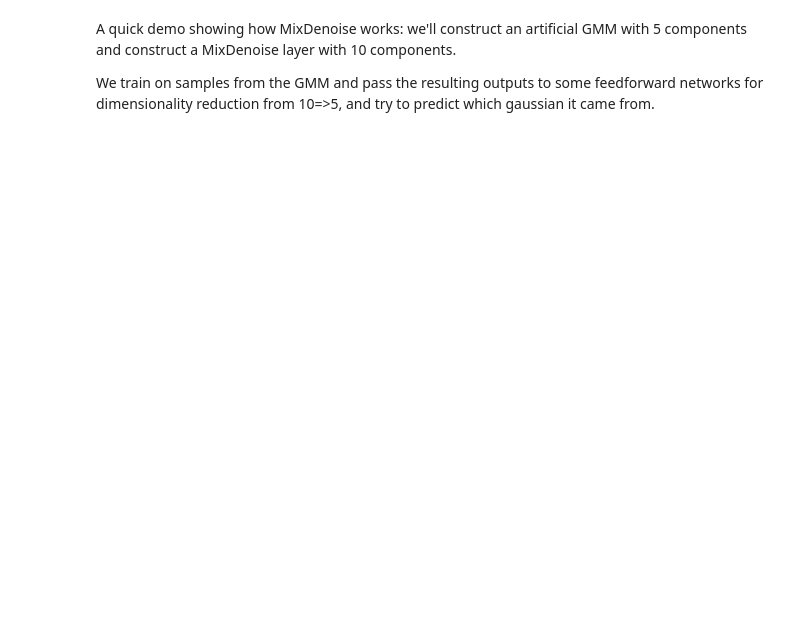
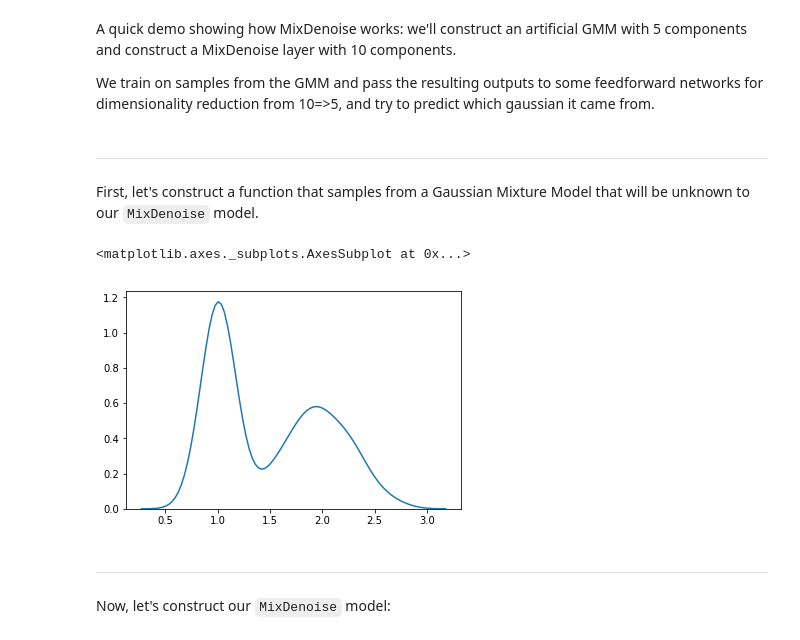
Before and after one commit to paultsw/mixdenoise, a Jupyter notebook: Demo.ipynb, the cells around one changed output. Cells and saved outputs as stored; diff of their text form; code cells hidden in the pictures; blank space fills up the shorter version.

```diff
--- a/Demo.ipynb
+++ b/Demo.ipynb
@@ -18,8 +26,12 @@ from tqdm import tqdm
+# %% [markdown]
+- - -
+# %% [markdown]
+First, let's construct a function that samples from a Gaussian Mixture Model that will be unknown to our `MixDenoise` model.
 # %%
 ### GMM sampling:
-gmm_mixes = torch.Tensor([0.05, 0.2, 0.3, 0.4, 0.05])
-gmm_means = torch.Tensor([ 1.0, 2.0, 3.0, 4.0, 5.0 ])
-gmm_stdvs = torch.Tensor([ 0.1, 0.1, 0.1, 0.1, 0.1 ])
+gmm_mixes = torch.Tensor([0.5, 0.5 ])
+gmm_means = torch.Tensor([ 1.0, 2.0 ])
+gmm_stdvs = torch.Tensor([ 0.1, 0.3 ])
 def sample_from_gmm(size=1):
     """
     Return a batch of samples from above gaussian components.
@@ -29,4 +41,4 @@ def sample_from_gmm(size=1):
     choices = torch.multinomial(gmm_mixes, size, replacement=True)
     # get corresponding gaussian samples:
     samples = torch.normal(gmm_means[choices], gmm_stdvs[choices])
-    return (choices, samples.unsqueeze(1))
+    return (choices, samples)
@@ -42,0 +45,10 @@ opt = optim.SGD(mdl.parameters(), lr=0.01, momentum=0.9, nesterov=True)
+# %%
+_choices, samples = sample_from_gmm(size=1000)
+sns.kdeplot(samples.numpy())
+# %% [output]
+<matplotlib.axes._subplots.AxesSubplot at 0x...>
+[figure, added]
+# %% [markdown]
+- - -
+# %% [markdown]
+Now, let's construct our `MixDenoise` model:
```
Also changed, not shown: parts of 15 cells of this notebook.
